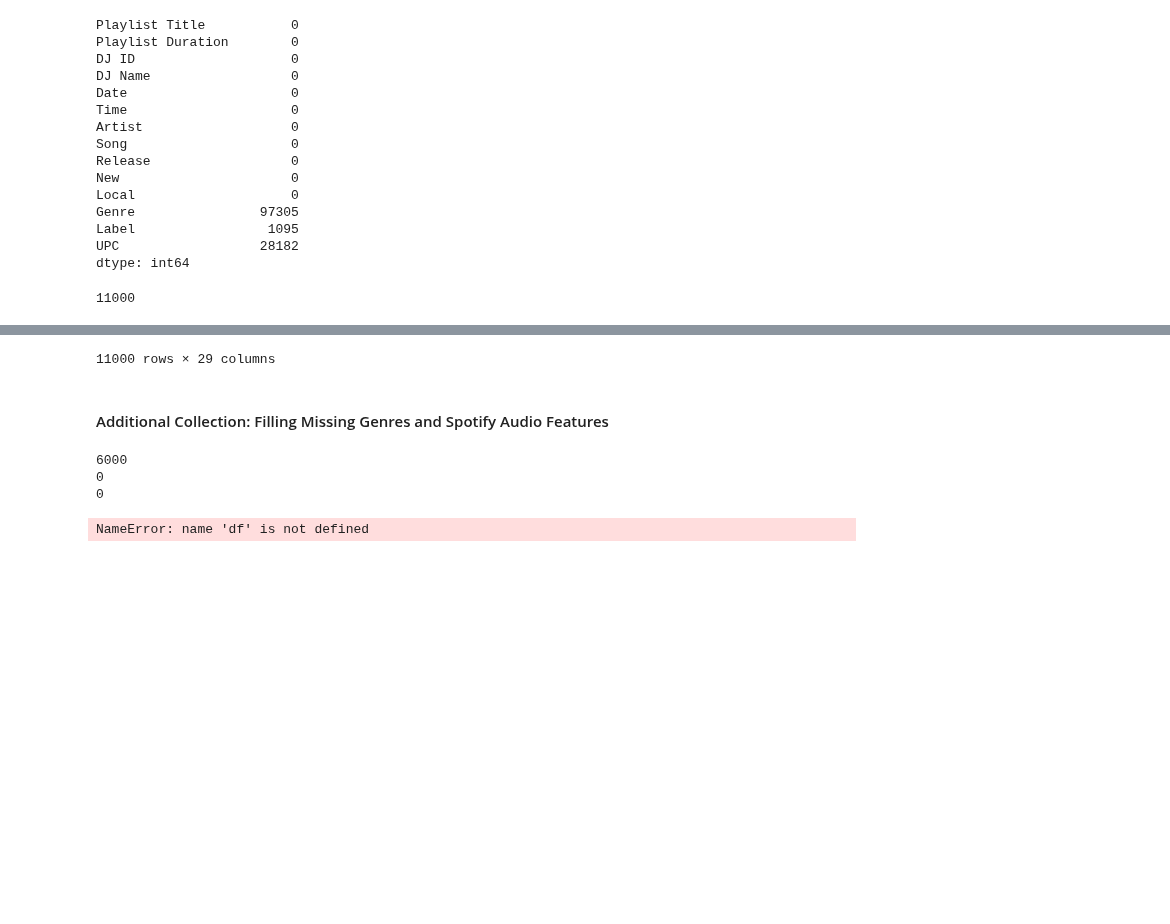
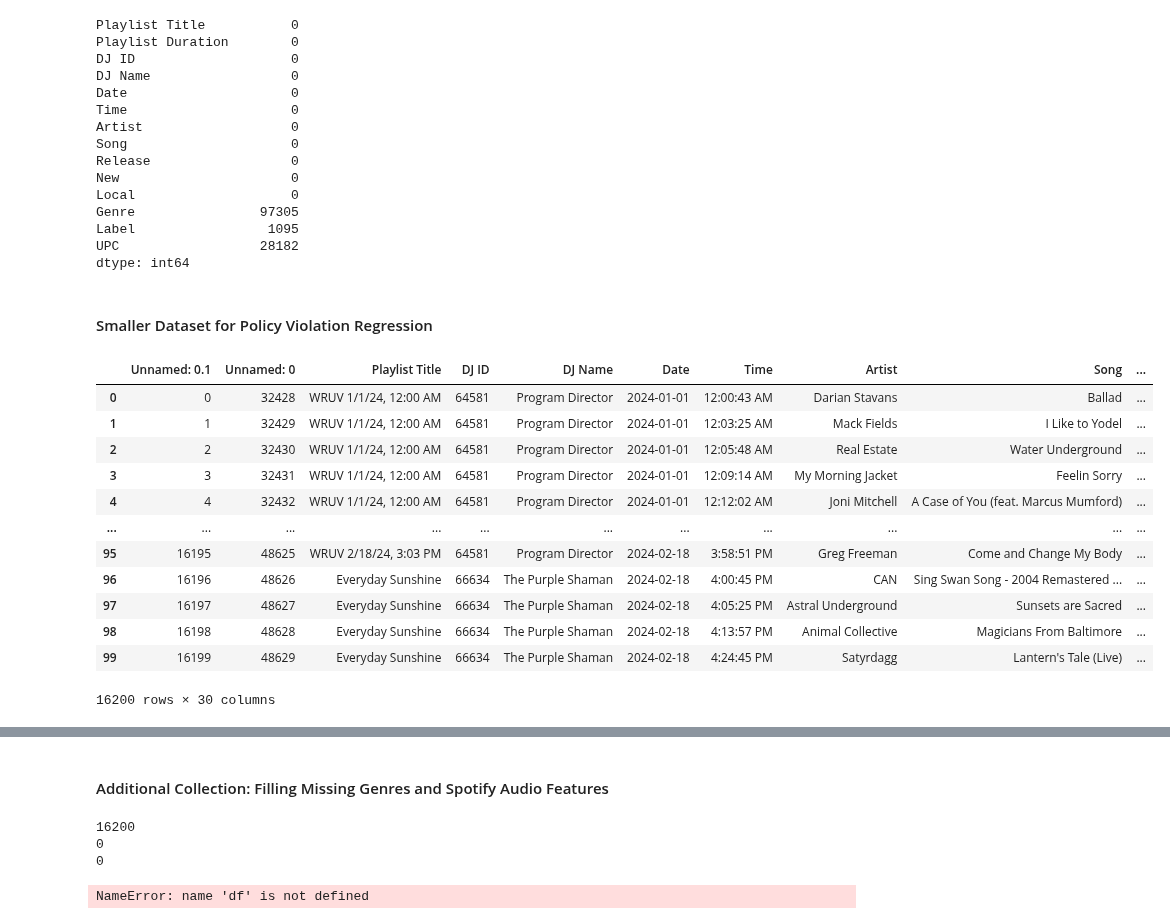
Before and after one commit to zhayes42/CS3870-WRUV, a Jupyter notebook: main.ipynb, the cells around one changed output, grey strips where cells are left out. Drawn from its saved outputs; the diff is of its cells as text; code cells hidden in the pictures; blank space fills up the shorter version.

```diff
--- a/main.ipynb
+++ b/main.ipynb
@@ -82,13 +91,27 @@ dtype: int64
+# %% [markdown]
+#### Smaller Dataset for Policy Violation Regression
 # %%
 # Define smaller data set for linear regression (for now)
 slices = []
 # slices are of size 100 due to Spotify constraints, currently 0 - 110 (ever growing)
-for i in range(110):
+for i in range(162):
     slices.append(pd.read_csv(f'slices/slice{i}.csv'))
 small = pd.concat(slices, axis=0)
-print(len(small))
 small["Date"] = pd.to_datetime(small["Date"])
+small["Day"] = pd.to_datetime(small["Date"]).dt.day_name()
 small.fillna(0, inplace = True)
 small
 # %% [output]
+|  | Unnamed: 0.1 | Unnamed: 0 | Playlist Title | DJ ID | DJ Name | Date | Time | Artist | Song | ... |
+| 0 | 0 | 32428 | WRUV 1/1/24, 12:00 AM | 64581 | Program Director | 2024-01-01 | 12:00:43 AM | Darian Stavans | Ballad | ... |
+| 1 | 1 | 32429 | WRUV 1/1/24, 12:00 AM | 64581 | Program Director | 2024-01-01 | 12:03:25 AM | Mack Fields | I Like to Yodel | ... |
+| 2 | 2 | 32430 | WRUV 1/1/24, 12:00 AM | 64581 | Program Director | 2024-01-01 | 12:05:48 AM | Real Estate | Water Underground | ... |
+| 3 | 3 | 32431 | WRUV 1/1/24, 12:00 AM | 64581 | Program Director | 2024-01-01 | 12:09:14 AM | My Morning Jacket | Feelin Sorry | ... |
+| 4 | 4 | 32432 | WRUV 1/1/24, 12:00 AM | 64581 | Program Director | 2024-01-01 | 12:12:02 AM | Joni Mitchell | A Case of You (feat. Marcus Mumford) | ... |
+| ... | ... | ... | ... | ... | ... | ... | ... | ... | ... | ... |
+| 95 | 16195 | 48625 | WRUV 2/18/24, 3:03 PM | 64581 | Program Director | 2024-02-18 | 3:58:51 PM | Greg Freeman | Come and Change My Body | ... |
+| 96 | 16196 | 48626 | Everyday Sunshine | 66634 | The Purple Shaman | 2024-02-18 | 4:00:45 PM | CAN | Sing Swan Song - 2004 Remastered ... | ... |
+| 97 | 16197 | 48627 | Everyday Sunshine | 66634 | The Purple Shaman | 2024-02-18 | 4:05:25 PM | Astral Underground | Sunsets are Sacred | ... |
+| 98 | 16198 | 48628 | Everyday Sunshine | 66634 | The Purple Shaman | 2024-02-18 | 4:13:57 PM | Animal Collective | Magicians From Baltimore | ... |
+| 99 | 16199 | 48629 | Everyday Sunshine | 66634 | The Purple Shaman | 2024-02-18 | 4:24:45 PM | Satyrdagg | Lantern's Tale (Live) | ... |
-11000
+16200 rows × 30 columns
@@ -107,4 +118,3 @@ small
-11000 rows × 29 columns
 # %% [markdown]
 #### Additional Collection: Filling Missing Genres and Spotify Audio Features
 # %%
@@ -157,13 +167,9 @@ def get_genre_by_artist(artist_name):
                 return genre
     return 'NA'
 
-print(len(small))
-print(small["Genre"].isna().sum())
-
-small.loc[small["Genre"].isna(), "Genre"] = small.loc[small["Genre"].isna()].apply(get_genre_by_artist)
-
-print(small["Genre"].isna().sum())
+# to use: apply in sections of 100 from the original dataframe with
+# small.loc[small["Genre"].isna(), "Genre"] = small.loc[small["Genre"].isna()].apply(get_genre_by_artist)
 # %% [output]
-6000
+16200
 0
 0
```
Also changed, not shown: parts of 15 cells of this notebook, 1 other file.
